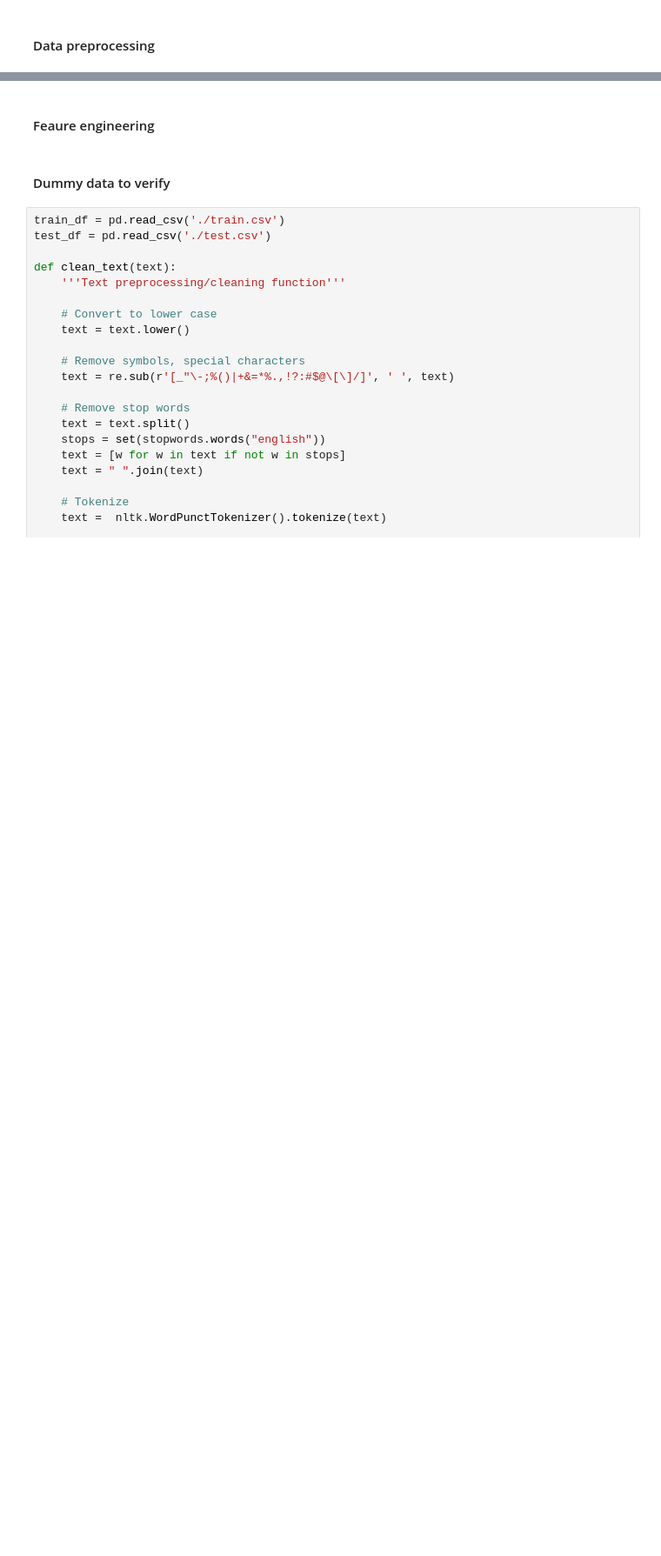
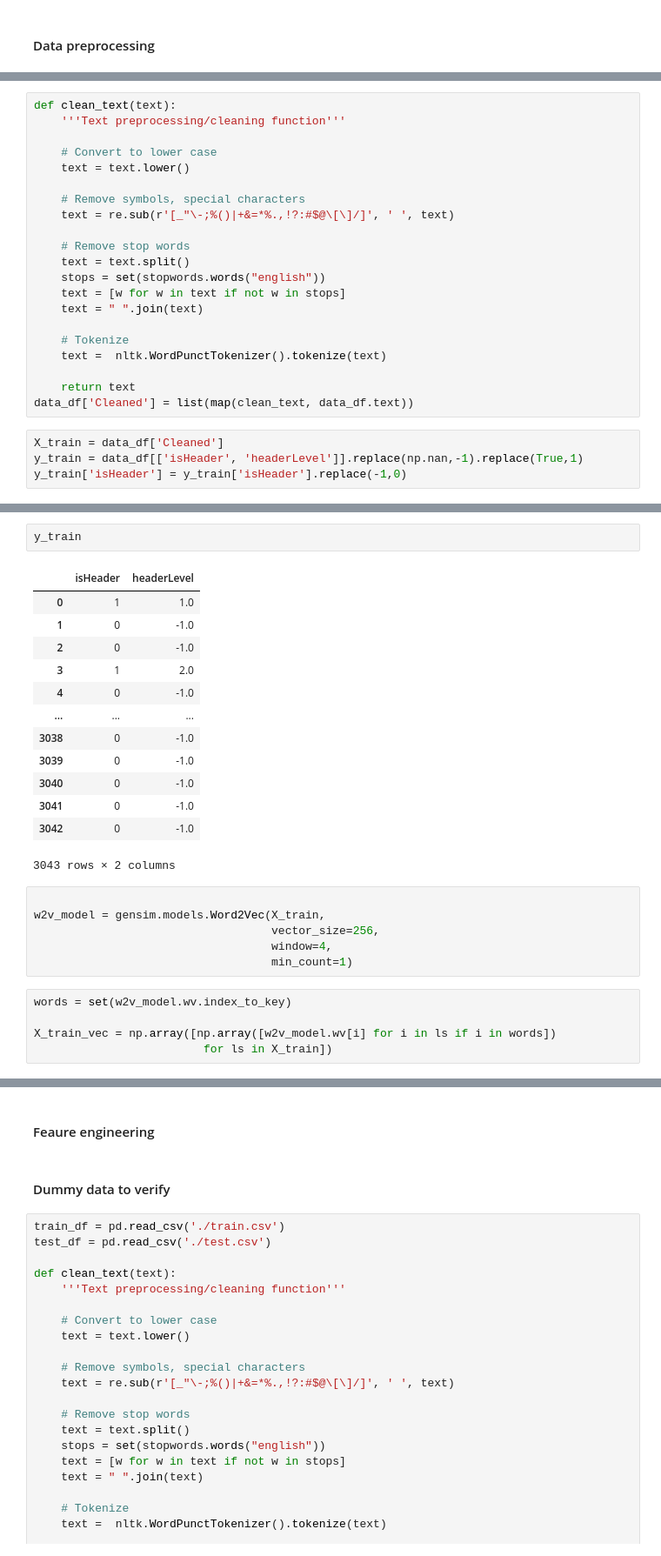
Before and after one commit to TwigSlot/twig-research, a Jupyter notebook: pdf_research/Classifiers/Classifiers.ipynb, the cells around one changed output, grey strips where cells are left out. Shown: that part at 87% size. Cells and saved outputs as stored; diff of their text form; blank space fills up the shorter version.

```diff
--- a/pdf_research/Classifiers/Classifiers.ipynb
+++ b/pdf_research/Classifiers/Classifiers.ipynb
@@ -36,0 +63,25 @@ import warnings
+# %%
+def clean_text(text):
+    '''Text preprocessing/cleaning function'''
+
+    # Convert to lower case
+    text = text.lower()
+
+    # Remove symbols, special characters
+    text = re.sub(r'[_"\-;%()|+&=*%.,!?:#$@\[\]/]', ' ', text)
+
+    # Remove stop words
+    text = text.split()
+    stops = set(stopwords.words("english"))
+    text = [w for w in text if not w in stops]
+    text = " ".join(text)
+
+    # Tokenize
+    text =  nltk.WordPunctTokenizer().tokenize(text)
+
+    return text
+data_df['Cleaned'] = list(map(clean_text, data_df.text))
+# %%
+X_train = data_df['Cleaned']
+y_train = data_df[['isHeader', 'headerLevel']].replace(np.nan,-1).replace(True,1)
+y_train['isHeader'] = y_train['isHeader'].replace(-1,0)
@@ -36,0 +103,27 @@ import warnings
+# %%
+y_train
+# %% [output]
+|  | isHeader | headerLevel |
+| 0 | 1 | 1.0 |
+| 1 | 0 | -1.0 |
+| 2 | 0 | -1.0 |
+| 3 | 1 | 2.0 |
+| 4 | 0 | -1.0 |
+| ... | ... | ... |
+| 3038 | 0 | -1.0 |
+| 3039 | 0 | -1.0 |
+| 3040 | 0 | -1.0 |
+| 3041 | 0 | -1.0 |
+| 3042 | 0 | -1.0 |
+3043 rows × 2 columns
+# %%
+
+w2v_model = gensim.models.Word2Vec(X_train,
+                                   vector_size=256,
+                                   window=4,
+                                   min_count=1)
+# %%
+words = set(w2v_model.wv.index_to_key)
+
+X_train_vec = np.array([np.array([w2v_model.wv[i] for i in ls if i in words])
+                         for ls in X_train])
```
Also changed, not shown: parts of 11 cells of this notebook, 2 other files.
